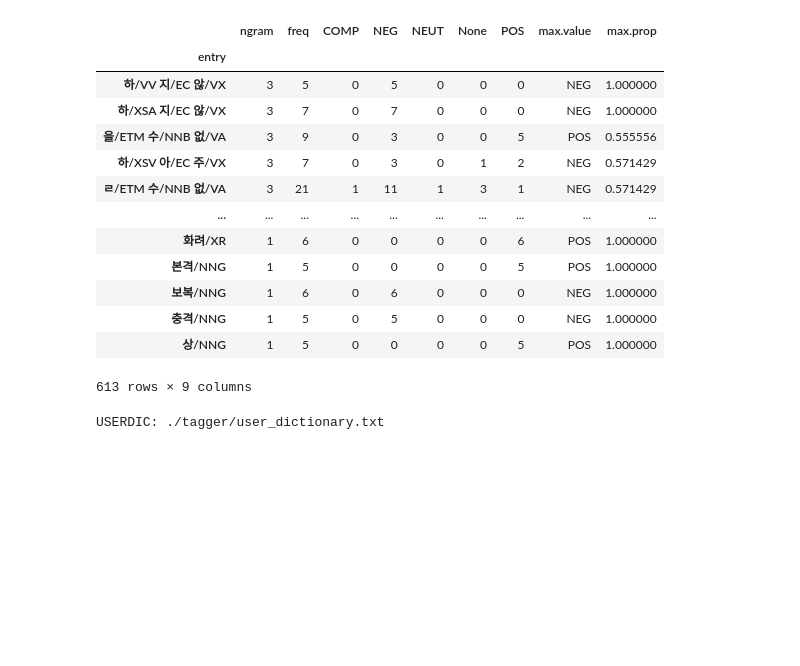
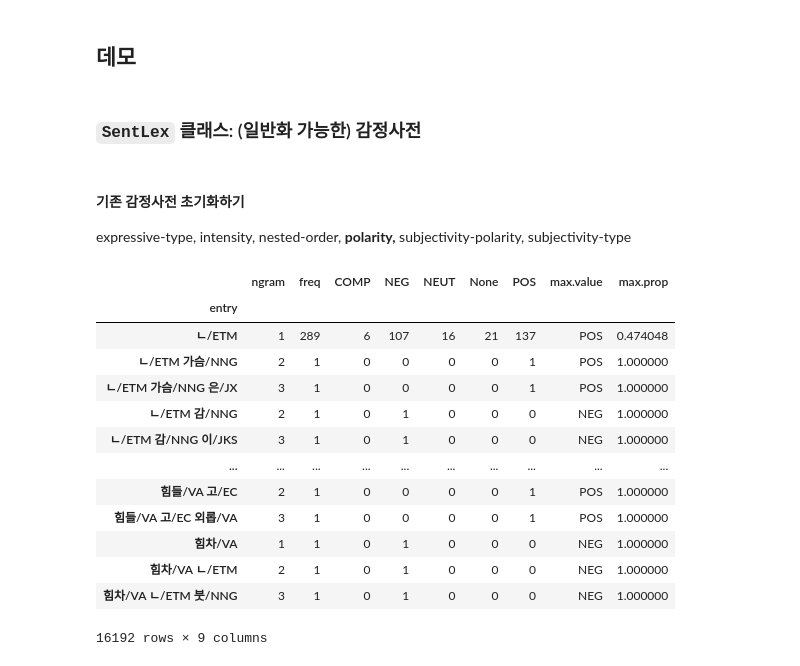
Before and after one commit to suparklingmin/kosac-lexicon, a Jupyter notebook: overall.ipynb, the cells around one changed output. Cells and saved outputs as stored; diff of their text form; code cells hidden in the pictures; blank space fills up the shorter version.

```diff
--- a/overall.ipynb
+++ b/overall.ipynb
@@ -1,26 +64,29 @@
+# %% [markdown]
+## 데모
 # %%
 from utils import *
+# %% [markdown]
+### `SentLex` 클래스: (일반화 가능한) 감정사전
+# %% [markdown]
+#### 기존 감정사전 초기화하기
+
+expressive-type, intensity, nested-order, **polarity,** subjectivity-polarity, subjectivity-type
 # %%
 # raw polarity lexicon
-lexicon = get_lexicon(min_freq=5)
-lexicon
+kosac = SentLex()
+kosac.original_lexicon
 # %% [output]
 |  | ngram | freq | COMP | NEG | NEUT | None | POS | max.value | max.prop |
 | entry |  |  |  |  |  |  |  |  |  |
-| 하/VV 지/EC 않/VX | 3 | 5 | 0 | 5 | 0 | 0 | 0 | NEG | 1.000000 |
-| 하/XSA 지/EC 않/VX | 3 | 7 | 0 | 7 | 0 | 0 | 0 | NEG | 1.000000 |
-| 을/ETM 수/NNB 없/VA | 3 | 9 | 0 | 3 | 0 | 0 | 5 | POS | 0.555556 |
-| 하/XSV 아/EC 주/VX | 3 | 7 | 0 | 3 | 0 | 1 | 2 | NEG | 0.571429 |
-| ㄹ/ETM 수/NNB 없/VA | 3 | 21 | 1 | 11 | 1 | 3 | 1 | NEG | 0.571429 |
+| ㄴ/ETM | 1 | 289 | 6 | 107 | 16 | 21 | 137 | POS | 0.474048 |
+| ㄴ/ETM 가슴/NNG | 2 | 1 | 0 | 0 | 0 | 0 | 1 | POS | 1.000000 |
+| ㄴ/ETM 가슴/NNG 은/JX | 3 | 1 | 0 | 0 | 0 | 0 | 1 | POS | 1.000000 |
+| ㄴ/ETM 감/NNG | 2 | 1 | 0 | 1 | 0 | 0 | 0 | NEG | 1.000000 |
+| ㄴ/ETM 감/NNG 이/JKS | 3 | 1 | 0 | 1 | 0 | 0 | 0 | NEG | 1.000000 |
 | ... | ... | ... | ... | ... | ... | ... | ... | ... | ... |
-| 화려/XR | 1 | 6 | 0 | 0 | 0 | 0 | 6 | POS | 1.000000 |
-| 본격/NNG | 1 | 5 | 0 | 0 | 0 | 0 | 5 | POS | 1.000000 |
-| 보복/NNG | 1 | 6 | 0 | 6 | 0 | 0 | 0 | NEG | 1.000000 |
-| 충격/NNG | 1 | 5 | 0 | 5 | 0 | 0 | 0 | NEG | 1.000000 |
-| 상/NNG | 1 | 5 | 0 | 0 | 0 | 0 | 5 | POS | 1.000000 |
+| 힘들/VA 고/EC | 2 | 1 | 0 | 0 | 0 | 0 | 1 | POS | 1.000000 |
+| 힘들/VA 고/EC 외롭/VA | 3 | 1 | 0 | 0 | 0 | 0 | 1 | POS | 1.000000 |
+| 힘차/VA | 1 | 1 | 0 | 1 | 0 | 0 | 0 | NEG | 1.000000 |
+| 힘차/VA ㄴ/ETM | 2 | 1 | 0 | 1 | 0 | 0 | 0 | NEG | 1.000000 |
+| 힘차/VA ㄴ/ETM 붓/NNG | 3 | 1 | 0 | 1 | 0 | 0 | 0 | NEG | 1.000000 |
-613 rows × 9 columns
+16192 rows × 9 columns
-# %%
-# Add unigram entries into user dictionary for tagger
-update_dict(lexicon)
-# %% [output]
-USERDIC: ./tagger/user_dictionary.txt
```
Also changed, not shown: parts of 34 cells of this notebook, 3 other files.
